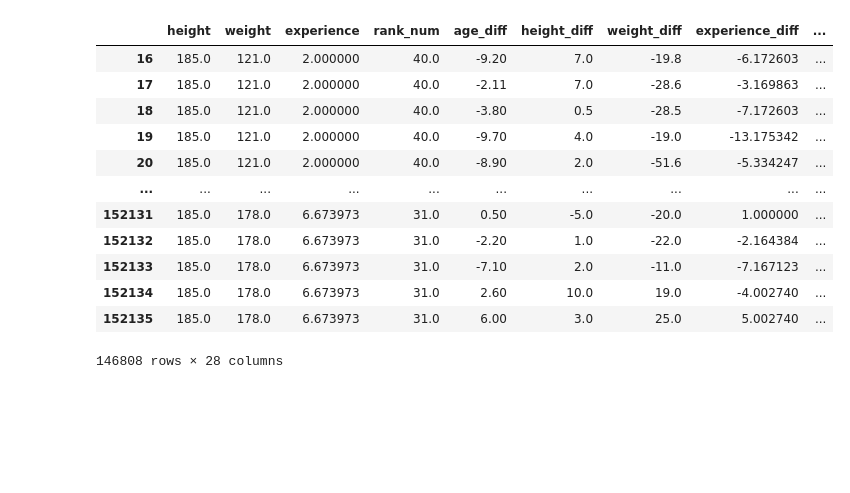
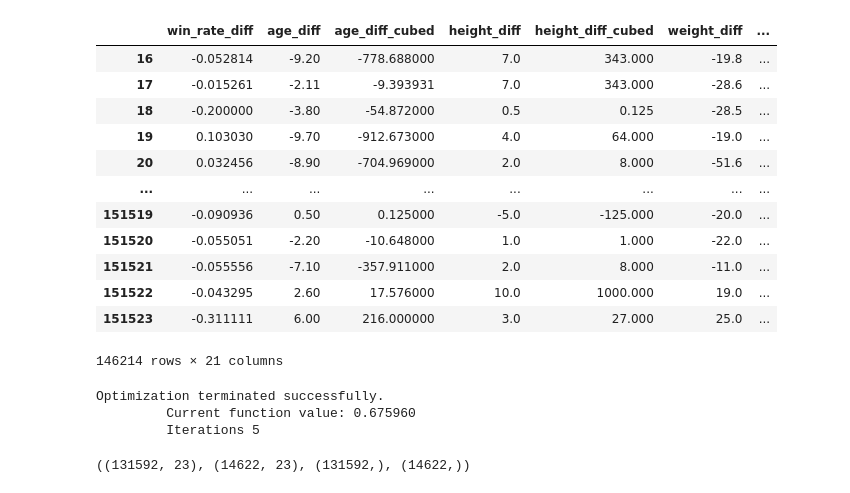
Before and after one commit to svanomm/sumo-competitiveness, a Jupyter notebook: scripts/bout_level_probability.ipynb, the cells around one changed output. Cells and saved outputs as stored; diff of their text form; code cells hidden in the pictures; blank space fills up the shorter version.

Commit message:
get results

```diff
--- a/scripts/bout_level_probability.ipynb
+++ b/scripts/bout_level_probability.ipynb
@@ -6,6 +11,17 @@ import statsmodels.api as sm
 warnings.filterwarnings('ignore')
 # %%
 df = pd.read_pickle('../data/cleaned_sumo_bouts.pkl')
+
+# Add some features
+df['bmi'] = df['weight'] / (df['height']/100)**2
+df['opponent_bmi'] = df['opponent_weight'] / (df['opponent_height']/100)**2
+df['bmi_diff'] = df['bmi'] - df['opponent_bmi']
+df['win_rate_diff'] = df['win_rate_prev6'] - df['opponent_win_rate_prev6']
+df.drop(columns=['opponent_bmi', 'opponent_weight', 'opponent_height', 'win_rate_prev6', 'opponent_win_rate_prev6'], inplace=True)
+
+for i in ['height','weight','bmi','height_diff','weight_diff','bmi_diff','age_diff','experience_diff','rank_diff']:
+    df[f'{i}_cubed'] = df[i] ** 3
+
 df
 # %% [output]
 |  | basho | day | bout_id | technique | win | name | heya | shusshin | birth_date | age | ... |
@@ -40,31 +40,45 @@ Index(['basho', 'day', 'bout_id', 'technique', 'win', 'name', 'heya',
 # %%
 y = df['win']
 X = df[[
-    'height', 'weight', 'experience', 'rank_num', 'division',
-    'age_diff', 'height_diff','weight_diff', 'experience_diff', 'rank_diff',
+    'win_rate_diff',
+    'division',
+    'age_diff', 'age_diff_cubed',
+    'height_diff','height_diff_cubed',
+    'weight_diff','weight_diff_cubed',
+    'experience_diff','experience_diff_cubed',
+    'rank_diff','rank_diff_cubed',
+    'bmi_diff','bmi_diff_cubed',
     'flag_higher_division','flag_lower_division','flag_same_hometown',
     'flag_first_day','flag_last_day',
-    'cum_wins', 'cum_bouts', 'cum_win_rate', 'wins_prev6',
-    'bouts_prev6', 'win_rate_prev6', 'opponent_cum_wins',
-    'opponent_cum_bouts', 'opponent_cum_win_rate', 'opponent_wins_prev6',
-    'opponent_bouts_prev6', 'opponent_win_rate_prev6'
+    'day'
 ]]
 
-X=pd.get_dummies(X, columns=['division'], drop_first=True)
+X=pd.get_dummies(X, columns=['division'], drop_first=True)*1
 X
 # %% [output]
-|  | height | weight | experience | rank_num | age_diff | height_diff | weight_diff | experience_diff | ... |
-| 16 | 185.0 | 121.0 | 2.000000 | 40.0 | -9.20 | 7.0 | -19.8 | -6.172603 | ... |
-| 17 | 185.0 | 121.0 | 2.000000 | 40.0 | -2.11 | 7.0 | -28.6 | -3.169863 | ... |
-| 18 | 185.0 | 121.0 | 2.000000 | 40.0 | -3.80 | 0.5 | -28.5 | -7.172603 | ... |
-| 19 | 185.0 | 121.0 | 2.000000 | 40.0 | -9.70 | 4.0 | -19.0 | -13.175342 | ... |
-| 20 | 185.0 | 121.0 | 2.000000 | 40.0 | -8.90 | 2.0 | -51.6 | -5.334247 | ... |
-| ... | ... | ... | ... | ... | ... | ... | ... | ... | ... |
-| 152131 | 185.0 | 178.0 | 6.673973 | 31.0 | 0.50 | -5.0 | -20.0 | 1.000000 | ... |
-| 152132 | 185.0 | 178.0 | 6.673973 | 31.0 | -2.20 | 1.0 | -22.0 | -2.164384 | ... |
-| 152133 | 185.0 | 178.0 | 6.673973 | 31.0 | -7.10 | 2.0 | -11.0 | -7.167123 | ... |
-| 152134 | 185.0 | 178.0 | 6.673973 | 31.0 | 2.60 | 10.0 | 19.0 | -4.002740 | ... |
-| 152135 | 185.0 | 178.0 | 6.673973 | 31.0 | 6.00 | 3.0 | 25.0 | 5.002740 | ... |
+|  | win_rate_diff | age_diff | age_diff_cubed | height_diff | height_diff_cubed | weight_diff | ... |
+| 16 | -0.052814 | -9.20 | -778.688000 | 7.0 | 343.000 | -19.8 | ... |
+| 17 | -0.015261 | -2.11 | -9.393931 | 7.0 | 343.000 | -28.6 | ... |
+| 18 | -0.200000 | -3.80 | -54.872000 | 0.5 | 0.125 | -28.5 | ... |
+| 19 | 0.103030 | -9.70 | -912.673000 | 4.0 | 64.000 | -19.0 | ... |
+| 20 | 0.032456 | -8.90 | -704.969000 | 2.0 | 8.000 | -51.6 | ... |
+| ... | ... | ... | ... | ... | ... | ... | ... |
+| 151519 | -0.090936 | 0.50 | 0.125000 | -5.0 | -125.000 | -20.0 | ... |
+| 151520 | -0.055051 | -2.20 | -10.648000 | 1.0 | 1.000 | -22.0 | ... |
+| 151521 | -0.055556 | -7.10 | -357.911000 | 2.0 | 8.000 | -11.0 | ... |
+| 151522 | -0.043295 | 2.60 | 17.576000 | 10.0 | 1000.000 | 19.0 | ... |
+| 151523 | -0.311111 | 6.00 | 216.000000 | 3.0 | 27.000 | 25.0 | ... |
-146808 rows × 28 columns
+146214 rows × 21 columns
 # %%
 # Try a logit model
+X = sm.add_constant(X)
+model = sm.Logit(y, X)
+result = model.fit()
+
+# Export to txt file
+with open('../output/logit_model_summary.txt', 'w') as f:
+    f.write(result.summary().as_text())
+# %% [output]
+Optimization terminated successfully.
+         Current function value: 0.675960
+         Iterations 5
@@ -70,0 +102,8 @@ X
+# %%
+# Create training and test sets
+X_train, X_test, y_train, y_test = train_test_split(
+    X, y, test_size=0.1, random_state=1234, shuffle=True)
+
+X_train.shape, X_test.shape, y_train.shape, y_test.shape
+# %% [output]
+((131592, 23), (14622, 23), (131592,), (14622,))
```
Also changed, not shown: parts of 6 cells of this notebook, 9 other files.
